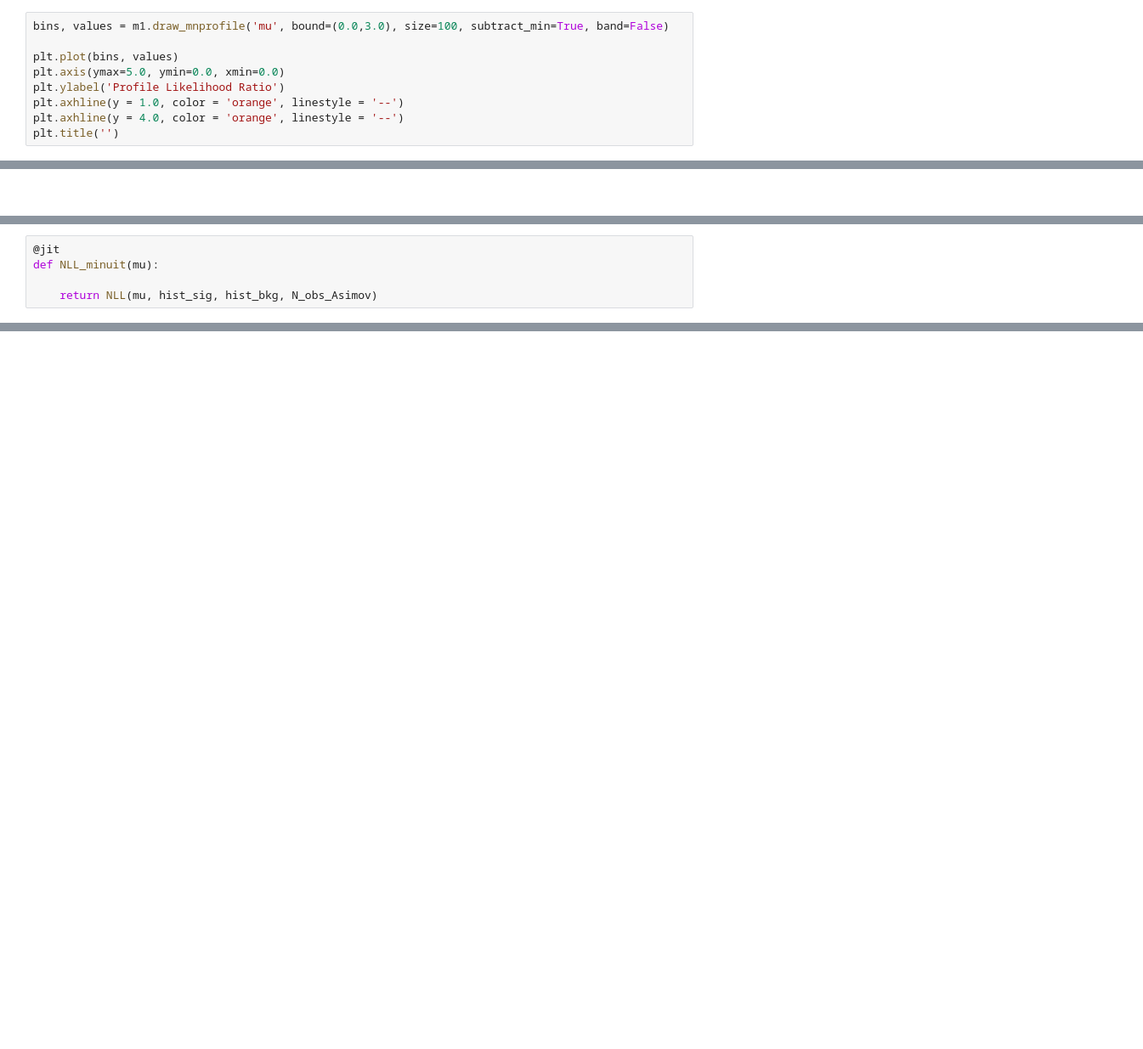
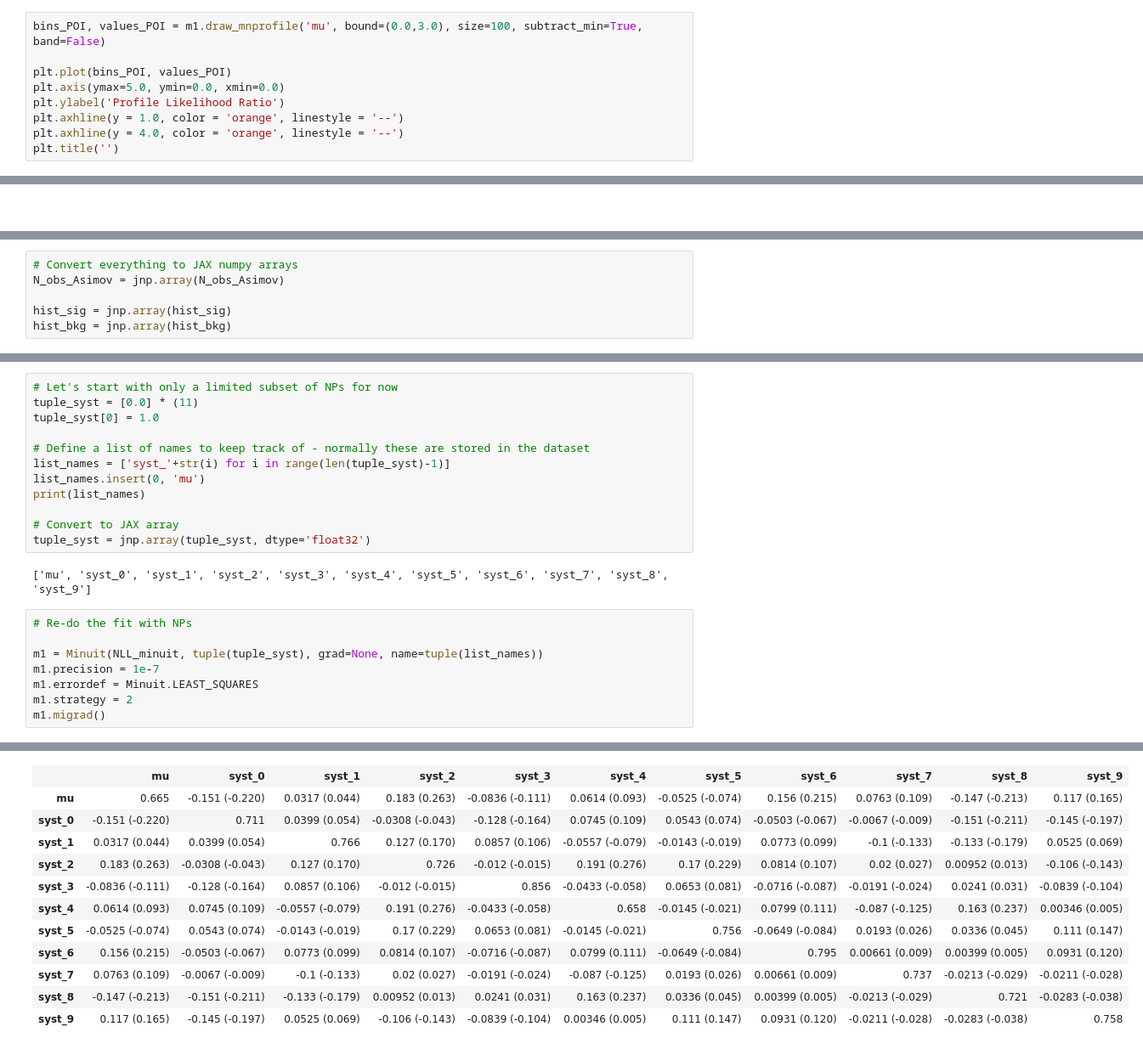
Before and after one commit to hsf-india-may2023/JAX_in_HEP, a Jupyter notebook: Exercise_2.ipynb, the cells around one changed output, grey strips where cells are left out. Shown at 85% size. Drawn from its saved outputs; the diff is of its cells as text; blank space fills up the shorter version.

```diff
--- a/Exercise_2.ipynb
+++ b/Exercise_2.ipynb
@@ -194,7 +200,7 @@ m1.migrad()
 # %%
-bins, values = m1.draw_mnprofile('mu', bound=(0.0,3.0), size=100, subtract_min=True, band=False)
+bins_POI, values_POI = m1.draw_mnprofile('mu', bound=(0.0,3.0), size=100, subtract_min=True, band=False)
 
-plt.plot(bins, values)
+plt.plot(bins_POI, values_POI)
 plt.axis(ymax=5.0, ymin=0.0, xmin=0.0)
 plt.ylabel('Profile Likelihood Ratio')
 plt.axhline(y = 1.0, color = 'orange', linestyle = '--')
@@ -345,5 +442,0 @@ TypeError: scan carry output and input must have same type structure, got PyTree
-# %%
-@jit
-def NLL_minuit(mu):
-
-    return NLL(mu, hist_sig, hist_bkg, N_obs_Asimov)
@@ -361,0 +443,6 @@ ValueError: The truth value of an array with more than one element is ambiguous.
+# %%
+# Convert everything to JAX numpy arrays
+N_obs_Asimov = jnp.array(N_obs_Asimov)
+
+hist_sig = jnp.array(hist_sig)
+hist_bkg = jnp.array(hist_bkg)
@@ -361,0 +481,23 @@ ValueError: The truth value of an array with more than one element is ambiguous.
+# %%
+# Let's start with only a limited subset of NPs for now
+tuple_syst = [0.0] * (11)
+tuple_syst[0] = 1.0
+
+# Define a list of names to keep track of - normally these are stored in the dataset
+list_names = ['syst_'+str(i) for i in range(len(tuple_syst)-1)]
+list_names.insert(0, 'mu')
+print(list_names)
+
+# Convert to JAX array
+tuple_syst = jnp.array(tuple_syst, dtype='float32')
+# %% [output]
+['mu', 'syst_0', 'syst_1', 'syst_2', 'syst_3', 'syst_4', 'syst_5', 'syst_6', 'syst_7', 'syst_8', 'syst_9']
+# %%
+# Re-do the fit with NPs
+
+m1 = Minuit(NLL_minuit, tuple(tuple_syst), grad=None, name=tuple(list_names))
+m1.precision = 1e-7
+m1.errordef = Minuit.LEAST_SQUARES
+m1.strategy = 2
+m1.migrad()
+# %% [output]
@@ -361,0 +522,12 @@ ValueError: The truth value of an array with more than one element is ambiguous.
+|  | mu | syst_0 | syst_1 | syst_2 | syst_3 | syst_4 | syst_5 | syst_6 | syst_7 | syst_8 | syst_9 |
+| mu | 0.665 | -0.151 (-0.220) | 0.0317 (0.044) | 0.183 (0.263) | -0.0836 (-0.111) | 0.0614 (0.093) | -0.0525 (-0.074) | 0.156 (0.215) | 0.0763 (0.109) | -0.147 (-0.213) | 0.117 (0.165) |
+| syst_0 | -0.151 (-0.220) | 0.711 | 0.0399 (0.054) | -0.0308 (-0.043) | -0.128 (-0.164) | 0.0745 (0.109) | 0.0543 (0.074) | -0.0503 (-0.067) | -0.0067 (-0.009) | -0.151 (-0.211) | -0.145 (-0.197) |
+| syst_1 | 0.0317 (0.044) | 0.0399 (0.054) | 0.766 | 0.127 (0.170) | 0.0857 (0.106) | -0.0557 (-0.079) | -0.0143 (-0.019) | 0.0773 (0.099) | -0.1 (-0.133) | -0.133 (-0.179) | 0.0525 (0.069) |
+| syst_2 | 0.183 (0.263) | -0.0308 (-0.043) | 0.127 (0.170) | 0.726 | -0.012 (-0.015) | 0.191 (0.276) | 0.17 (0.229) | 0.0814 (0.107) | 0.02 (0.027) | 0.00952 (0.013) | -0.106 (-0.143) |
+| syst_3 | -0.0836 (-0.111) | -0.128 (-0.164) | 0.0857 (0.106) | -0.012 (-0.015) | 0.856 | -0.0433 (-0.058) | 0.0653 (0.081) | -0.0716 (-0.087) | -0.0191 (-0.024) | 0.0241 (0.031) | -0.0839 (-0.104) |
+| syst_4 | 0.0614 (0.093) | 0.0745 (0.109) | -0.0557 (-0.079) | 0.191 (0.276) | -0.0433 (-0.058) | 0.658 | -0.0145 (-0.021) | 0.0799 (0.111) | -0.087 (-0.125) | 0.163 (0.237) | 0.00346 (0.005) |
+| syst_5 | -0.0525 (-0.074) | 0.0543 (0.074) | -0.0143 (-0.019) | 0.17 (0.229) | 0.0653 (0.081) | -0.0145 (-0.021) | 0.756 | -0.0649 (-0.084) | 0.0193 (0.026) | 0.0336 (0.045) | 0.111 (0.147) |
+| syst_6 | 0.156 (0.215) | -0.0503 (-0.067) | 0.0773 (0.099) | 0.0814 (0.107) | -0.0716 (-0.087) | 0.0799 (0.111) | -0.0649 (-0.084) | 0.795 | 0.00661 (0.009) | 0.00399 (0.005) | 0.0931 (0.120) |
+| syst_7 | 0.0763 (0.109) | -0.0067 (-0.009) | -0.1 (-0.133) | 0.02 (0.027) | -0.0191 (-0.024) | -0.087 (-0.125) | 0.0193 (0.026) | 0.00661 (0.009) | 0.737 | -0.0213 (-0.029) | -0.0211 (-0.028) |
+| syst_8 | -0.147 (-0.213) | -0.151 (-0.211) | -0.133 (-0.179) | 0.00952 (0.013) | 0.0241 (0.031) | 0.163 (0.237) | 0.0336 (0.045) | 0.00399 (0.005) | -0.0213 (-0.029) | 0.721 | -0.0283 (-0.038) |
+| syst_9 | 0.117 (0.165) | -0.145 (-0.197) | 0.0525 (0.069) | -0.106 (-0.143) | -0.0839 (-0.104) | 0.00346 (0.005) | 0.111 (0.147) | 0.0931 (0.120) | -0.0211 (-0.028) | -0.0283 (-0.038) | 0.758 |
```
Also changed, not shown: parts of 43 cells of this notebook, 2 other files.
